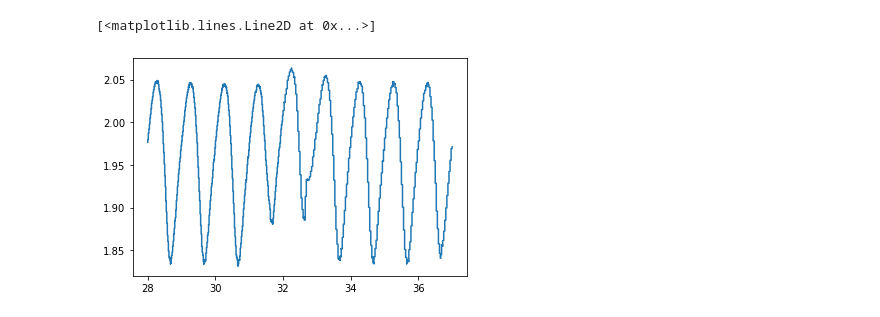
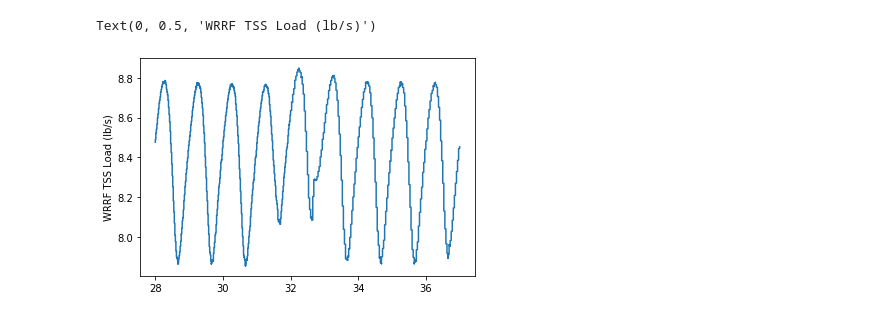
Before and after one commit to stroutm/sewerWRRF, a Jupyter notebook: SumoPythonPractice/Scaleinflow_sewerWRRF.ipynb, the cells around one changed output. Cells and saved outputs as stored; diff of their text form; code cells hidden in the pictures.

```diff
--- a/SumoPythonPractice/Scaleinflow_sewerWRRF.ipynb
+++ b/SumoPythonPractice/Scaleinflow_sewerWRRF.ipynb
@@ -65,0 +85,17 @@ plt.plot(storm.item().get('time'),storm.item().get('WRRF_flow'))
+# %%
+# Plot section that is dry-weather only
+# Will average over this section to get dry-weather average value
+# This is done for the NO CONTROL results shown above
+# Units of m3/s (converted from ft3/s)
+# Storm 1: 5:-1
+# Storm 2: 13:-1
+# Storm 3: 0:2
+
+dw_start = 0*24*60*60/10
+dw_end = 2*24*60*60/10
+plt.plot(storm_nocontrol.item().get('time')[int(dw_start):int(dw_end)],storm_nocontrol.item().get('WRRF_flow')[int(dw_start):int(dw_end)] / 35.3147)
+plt.ylabel('NO CONTROL Sewer Flow (m3/s)')
+
+# Units of m3/s
+seweroutflow = np.mean(storm_nocontrol.item().get('WRRF_flow')[int(dw_start):int(dw_end)]) / 35.3147
+seweroutflow
@@ -65,0 +105,8 @@ plt.plot(storm.item().get('time'),storm.item().get('WRRF_flow'))
+# %%
+### OLD Using ./data/flowPrecip.xlsx average dry-weather WRRF inflow is about 520.30 Mgal/d (1,969,500 m3/d, )
+### OLD Average WRRF inflow is 2,788,860 m3/d
+
+# Using GLWA WRRF model, steady-state flow is 2,100,000 m3/d
+# Converting m3/d to m3/s ...
+WRRFinflow = 2100000 / 86400
+WRRFinflow
@@ -66,6 +139,7 @@ plt.plot(storm.item().get('time'),storm.item().get('WRRF_flow'))
 # %%
-# TSS load in sewer subsection (only)
-plt.plot(storm.item().get('time'),storm.item().get('WRRF_TSSLoad'))
+# TSS load for GLWA WRRF influent
+plt.plot(storm.item().get('time'),scale_ratio*storm.item().get('WRRF_TSSLoad'))
+plt.ylabel('WRRF TSS Load (lb/s)')
 # %% [output]
-[<matplotlib.lines.Line2D at 0x...>]
+Text(0, 0.5, 'WRRF TSS Load (lb/s)')
-[figure, old version]
+[figure, new version]
```
Also changed, not shown: parts of 20 cells of this notebook.
